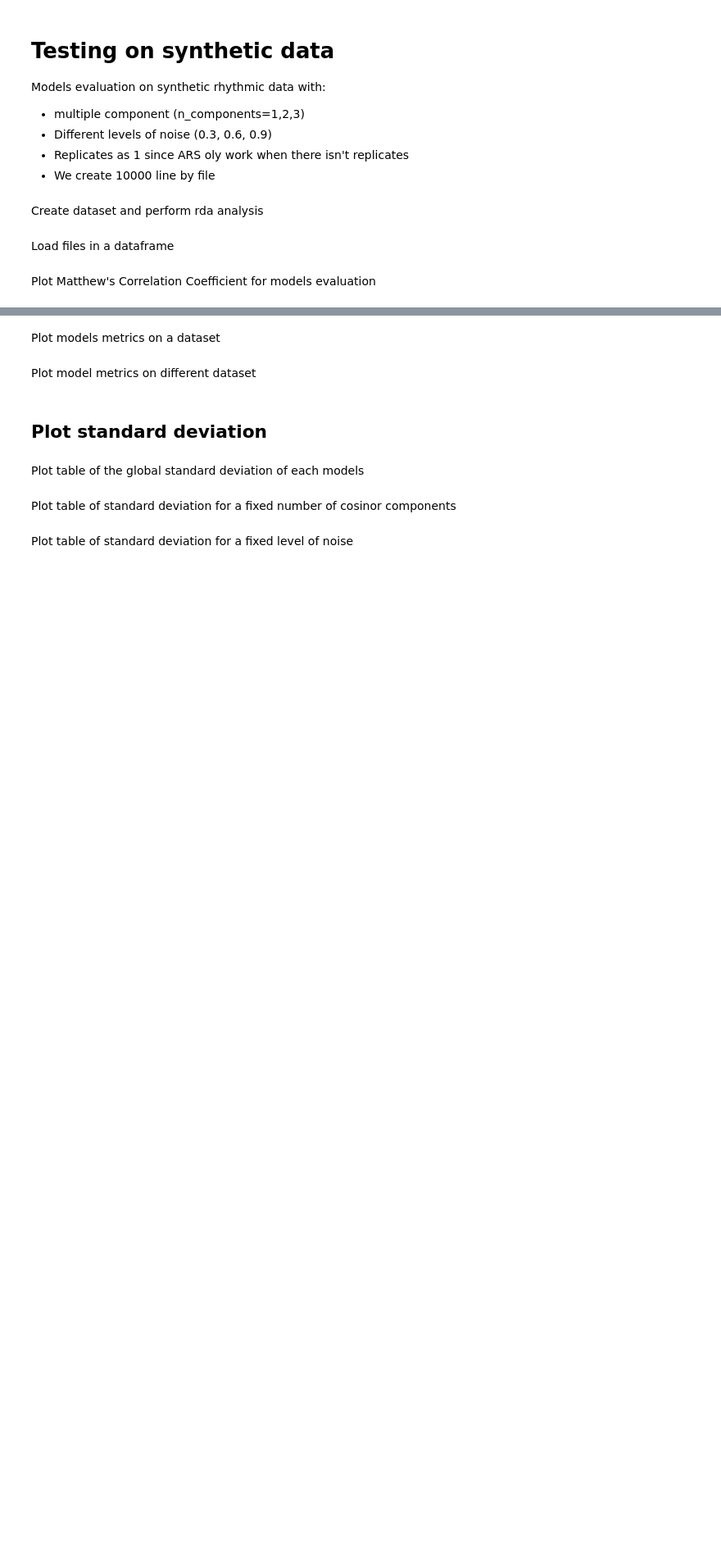
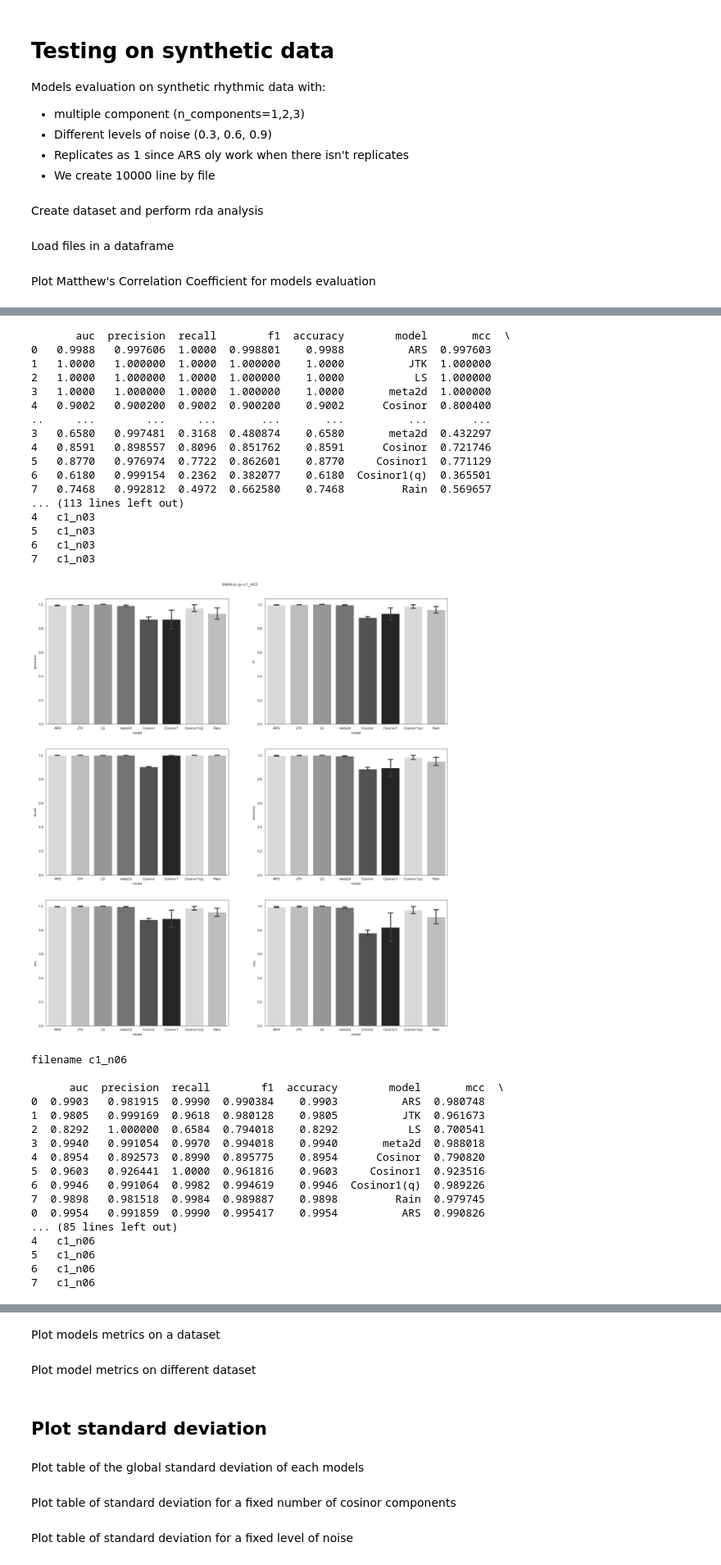
Before and after one commit to VESTUArthur/RDA, a Jupyter notebook: code/Case_study_1/notebook.ipynb, the cells around one changed output, grey strips where cells are left out. Shown: that part at 82% size. Cells and saved outputs as stored; diff of their text form; code cells hidden in the pictures; blank space fills up the shorter version.

```diff
--- a/code/Case_study_1/notebook.ipynb
+++ b/code/Case_study_1/notebook.ipynb
@@ -94,0 +102,75 @@ plt.show()
+# %%
+#metrics
+import matplotlib.pyplot as plt
+import seaborn as sns
+import pandas as pd
+df_metrics= pd.DataFrame()
+for x in range(6):
+    for i in [1,2,3]:
+        for j in [1,2,3]:
+            filename=f"c{i}_n0{3*j}_t{x}"
+            df_tmp = pd.read_csv(f"Out/{filename}/qv_metrics_{filename}.csv")
+            df_tmp['filename']=filename[:-3]
+            df_metrics =pd.concat([df_metrics,df_tmp])
+print(df_metrics)
+sns.set_style("white")
+flatui = ['#d9d9d9','#bdbdbd','#969696','#737373','#525252','#252525']
+ncols = 2
+nrows = 3
+metrics = ["precision", "f1", "recall", "accuracy", "auc", "mcc"]
+filenames = []
+for i in [1,2,3]:
+    for j in [1,2,3]:
+        filename = f"c{i}_n0{3*j}"
+        filenames.append(filename)
+print('filenames',filenames)
+for filename in filenames:
+    print('filename',filename)
+    print()
+    print(df_metrics[df_metrics['filename']==filename])
+    fig, axes = plt.subplots(ncols = ncols, nrows = nrows, sharey=False)
+    axes = axes.flatten()
+    fig.set_size_inches(20, 20)
+    for ax, metric in zip(axes, metrics):
+        sns.barplot(data=df_metrics[df_metrics['filename']==filename], x='model', y=metric, ax=ax, ci=68, capsize=.2,palette=flatui) # ci=68 --> standard error!
+        ax.set_ylabel(metric)
+    plt.suptitle(f'Metrics qv {filename}')
+    fig.subplots_adjust(top=0.95)
+    plt.savefig(f"Out/Images/{filename}_qv_metrics.png", bbox_inches="tight", facecolor='white')
+    plt.show()
+# %% [output]
+       auc  precision  recall        f1  accuracy        model       mcc  \
+0   0.9988   0.997606  1.0000  0.998801    0.9988          ARS  0.997603
+1   1.0000   1.000000  1.0000  1.000000    1.0000          JTK  1.000000
+2   1.0000   1.000000  1.0000  1.000000    1.0000           LS  1.000000
+3   1.0000   1.000000  1.0000  1.000000    1.0000       meta2d  1.000000
+4   0.9002   0.900200  0.9002  0.900200    0.9002      Cosinor  0.800400
+..     ...        ...     ...       ...       ...          ...       ...
+3   0.6580   0.997481  0.3168  0.480874    0.6580       meta2d  0.432297
+4   0.8591   0.898557  0.8096  0.851762    0.8591      Cosinor  0.721746
+5   0.8770   0.976974  0.7722  0.862601    0.8770     Cosinor1  0.771129
+6   0.6180   0.999154  0.2362  0.382077    0.6180  Cosinor1(q)  0.365501
+7   0.7468   0.992812  0.4972  0.662580    0.7468         Rain  0.569657
+... (113 lines left out)
+4   c1_n03
+5   c1_n03
+6   c1_n03
+7   c1_n03
+[figure, added]
+filename c1_n06
+
+      auc  precision  recall        f1  accuracy        model       mcc  \
+0  0.9903   0.981915  0.9990  0.990384    0.9903          ARS  0.980748
+1  0.9805   0.999169  0.9618  0.980128    0.9805          JTK  0.961673
+2  0.8292   1.000000  0.6584  0.794018    0.8292           LS  0.700541
+3  0.9940   0.991054  0.9970  0.994018    0.9940       meta2d  0.988018
+4  0.8954   0.892573  0.8990  0.895775    0.8954      Cosinor  0.790820
+5  0.9603   0.926441  1.0000  0.961816    0.9603     Cosinor1  0.923516
+6  0.9946   0.991064  0.9982  0.994619    0.9946  Cosinor1(q)  0.989226
+7  0.9898   0.981518  0.9984  0.989887    0.9898         Rain  0.979745
+0  0.9954   0.991859  0.9990  0.995417    0.9954          ARS  0.990826
+... (85 lines left out)
+4   c1_n06
+5   c1_n06
+6   c1_n06
+7   c1_n06
```
Also changed, not shown: parts of 5 cells of this notebook, 13 other files.
